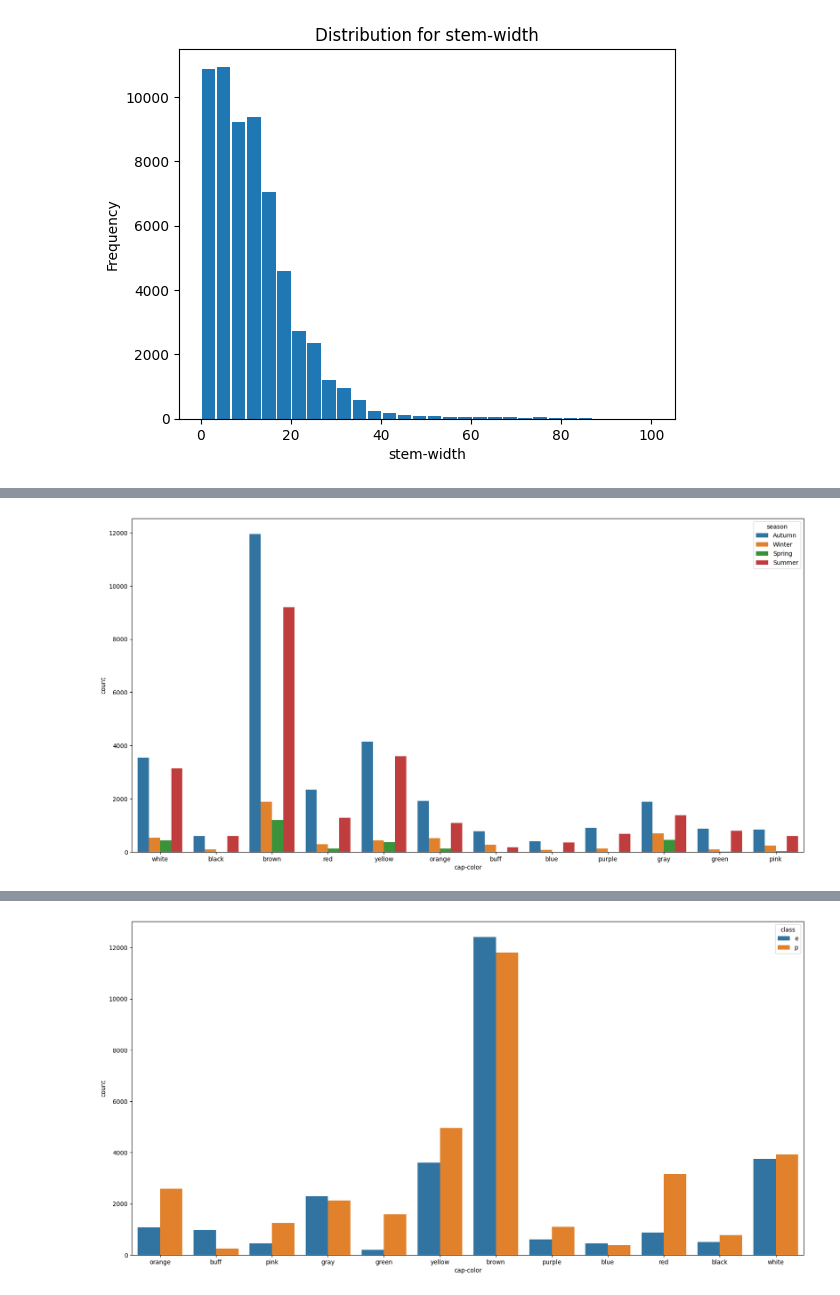
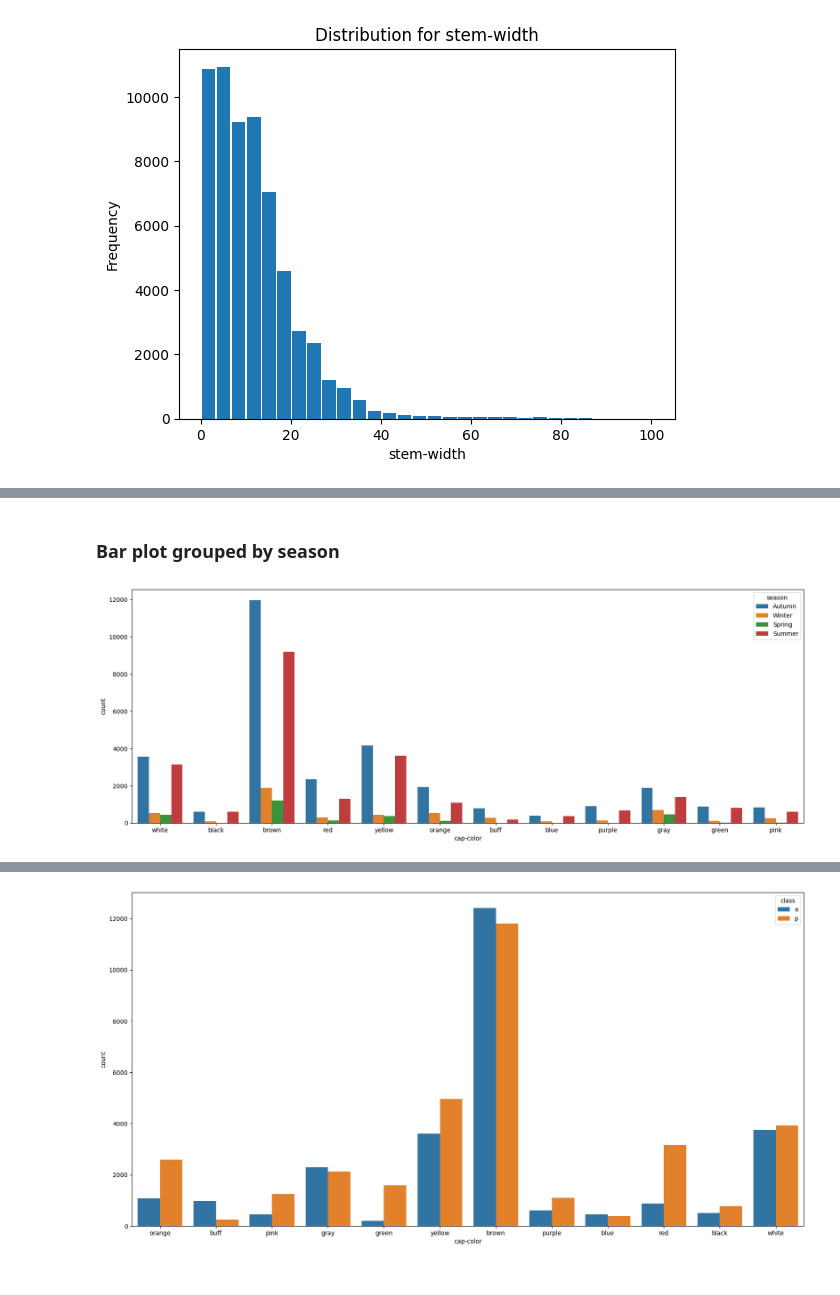
Before and after one commit to effepielle/ddam-2324, a Jupyter notebook: DDAM_Understanding.ipynb, the cells around one changed output, grey strips where cells are left out. Cells and saved outputs as stored; diff of their text form; code cells hidden in the pictures.

```diff
--- a/DDAM_Understanding.ipynb
+++ b/DDAM_Understanding.ipynb
@@ -249,20 +233,22 @@ Cross-Analysis
+# %% [markdown]
+### Bar plot grouped by season
 # %%
 label_mapping = {'a': 'Autumn', 'w': 'Winter', 's':'Spring', 'u':'Summer'}
 x_label_mapping = {'n':'brown', 'b':'buff', 'g':'gray', 'r':'green', 'p':'pink', 'u':'purple', 'e':'red', 'w':'white', 'y':'yellow', 'l':'blue', 'o':'orange', 'k':'black'}
 
-plt.figure(figsize=(20,10))
+plt.figure(figsize=(20,7))
 count = mushroom_df.groupBy('cap-color', 'season').count().toPandas()
 ax = sns.barplot(x='cap-color', y="count", data=count, hue='season')
 
 legend = ax.get_legend()
 for text in legend.texts:
     if text.get_text() in label_mapping:
         text.set_text(label_mapping[text.get_text()])
 
 current_x_labels = [item.get_text() for item in ax.get_xticklabels()]
 new_x_labels = [x_label_mapping[label] for label in current_x_labels]
 ax.set_xticklabels(new_x_labels, rotation=0)
 
 plt.show()
 # %% [output]
-[figure, old version]
+[figure, new version]
```
Also changed, not shown: parts of 52 cells of this notebook.
